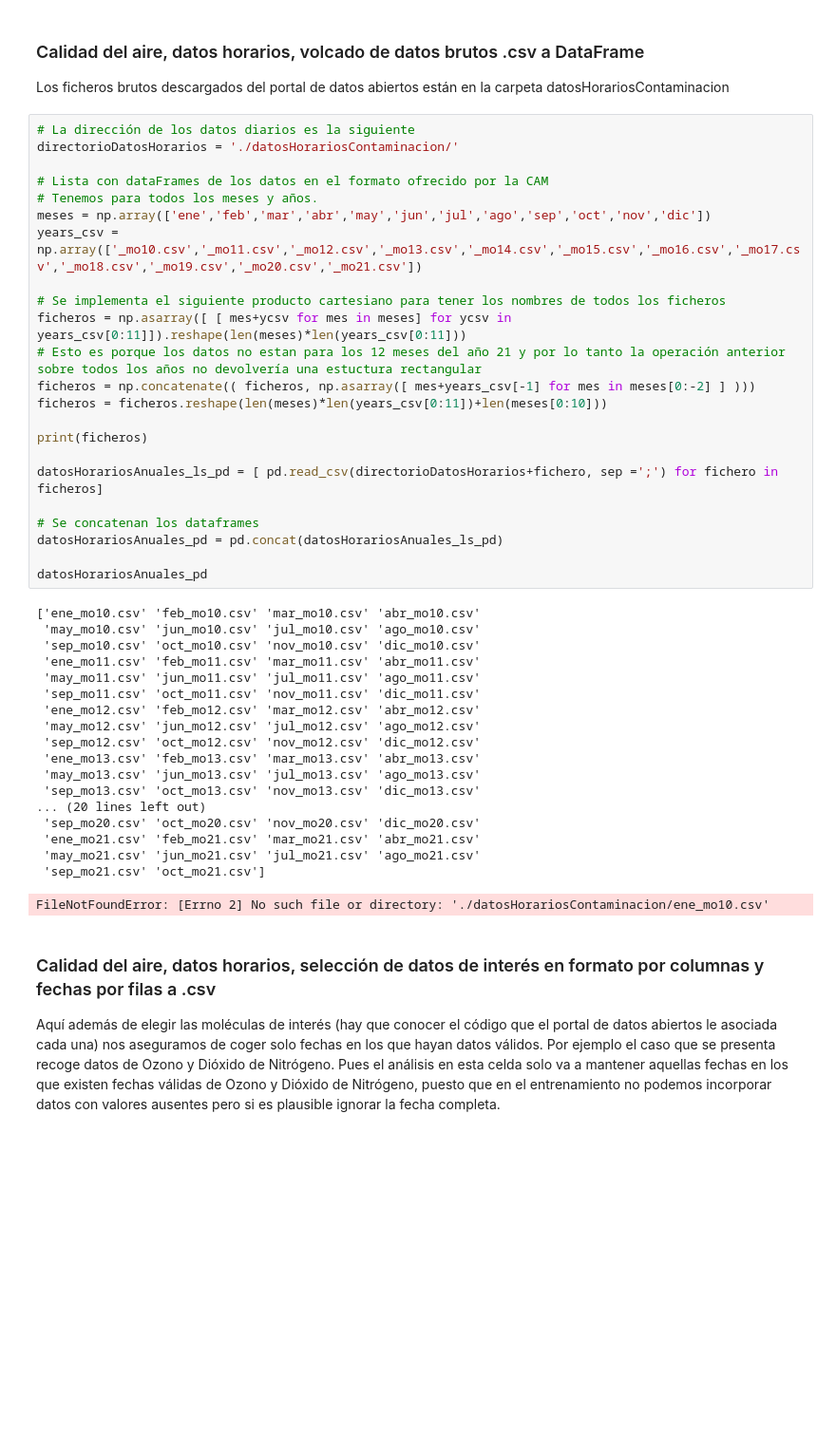
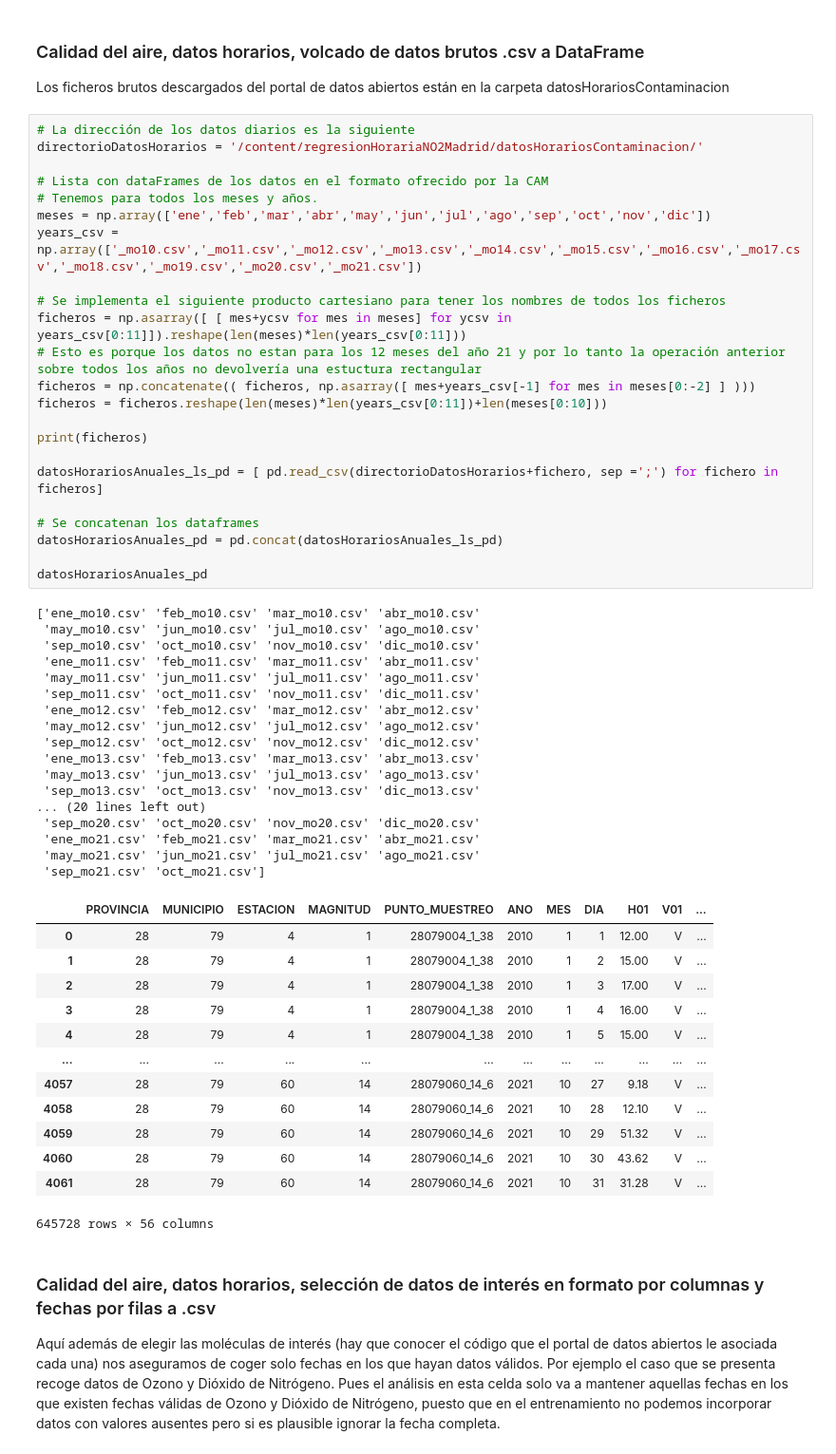
Before and after one commit to juanlu29/regresionHorariaNO2Madrid, a Jupyter notebook: proyectoNN.ipynb, the cells around one changed output. Shown at 95% size. Cells and saved outputs as stored; diff of their text form; blank space fills up the shorter version.

```diff
--- a/proyectoNN.ipynb
+++ b/proyectoNN.ipynb
@@ -80,7 +91,7 @@ Si bien los datos de contaminación atmosféricas están recogidos desde el año
 Los ficheros brutos descargados del portal de datos abiertos están en la carpeta datosHorariosContaminacion
 # %%
 # La dirección de los datos diarios es la siguiente
-directorioDatosHorarios = './datosHorariosContaminacion/'
+directorioDatosHorarios = '/content/regresionHorariaNO2Madrid/datosHorariosContaminacion/'
 
 # Lista con dataFrames de los datos en el formato ofrecido por la CAM
 # Tenemos para todos los meses y años.
@@ -92,34 +103,46 @@ ficheros = np.asarray([ [ mes+ycsv for mes in meses] for ycsv in years_csv[0:11]
 # Esto es porque los datos no estan para los 12 meses del año 21 y por lo tanto la operación anterior sobre todos los años no devolvería una estuctura rectangular
 ficheros = np.concatenate(( ficheros, np.asarray([ mes+years_csv[-1] for mes in meses[0:-2] ] )))
 ficheros = ficheros.reshape(len(meses)*len(years_csv[0:11])+len(meses[0:10]))
 
 print(ficheros)
 
 datosHorariosAnuales_ls_pd = [ pd.read_csv(directorioDatosHorarios+fichero, sep =';') for fichero in ficheros]
 
 # Se concatenan los dataframes
 datosHorariosAnuales_pd = pd.concat(datosHorariosAnuales_ls_pd)
 
 datosHorariosAnuales_pd
 # %% [output]
 ['ene_mo10.csv' 'feb_mo10.csv' 'mar_mo10.csv' 'abr_mo10.csv'
  'may_mo10.csv' 'jun_mo10.csv' 'jul_mo10.csv' 'ago_mo10.csv'
  'sep_mo10.csv' 'oct_mo10.csv' 'nov_mo10.csv' 'dic_mo10.csv'
  'ene_mo11.csv' 'feb_mo11.csv' 'mar_mo11.csv' 'abr_mo11.csv'
  'may_mo11.csv' 'jun_mo11.csv' 'jul_mo11.csv' 'ago_mo11.csv'
  'sep_mo11.csv' 'oct_mo11.csv' 'nov_mo11.csv' 'dic_mo11.csv'
  'ene_mo12.csv' 'feb_mo12.csv' 'mar_mo12.csv' 'abr_mo12.csv'
  'may_mo12.csv' 'jun_mo12.csv' 'jul_mo12.csv' 'ago_mo12.csv'
  'sep_mo12.csv' 'oct_mo12.csv' 'nov_mo12.csv' 'dic_mo12.csv'
  'ene_mo13.csv' 'feb_mo13.csv' 'mar_mo13.csv' 'abr_mo13.csv'
  'may_mo13.csv' 'jun_mo13.csv' 'jul_mo13.csv' 'ago_mo13.csv'
  'sep_mo13.csv' 'oct_mo13.csv' 'nov_mo13.csv' 'dic_mo13.csv'
 ... (20 lines left out)
  'sep_mo20.csv' 'oct_mo20.csv' 'nov_mo20.csv' 'dic_mo20.csv'
  'ene_mo21.csv' 'feb_mo21.csv' 'mar_mo21.csv' 'abr_mo21.csv'
  'may_mo21.csv' 'jun_mo21.csv' 'jul_mo21.csv' 'ago_mo21.csv'
  'sep_mo21.csv' 'oct_mo21.csv']
+|  | PROVINCIA | MUNICIPIO | ESTACION | MAGNITUD | PUNTO_MUESTREO | ANO | MES | DIA | H01 | V01 | ... |
+| 0 | 28 | 79 | 4 | 1 | 28079004_1_38 | 2010 | 1 | 1 | 12.00 | V | ... |
+| 1 | 28 | 79 | 4 | 1 | 28079004_1_38 | 2010 | 1 | 2 | 15.00 | V | ... |
+| 2 | 28 | 79 | 4 | 1 | 28079004_1_38 | 2010 | 1 | 3 | 17.00 | V | ... |
+| 3 | 28 | 79 | 4 | 1 | 28079004_1_38 | 2010 | 1 | 4 | 16.00 | V | ... |
+| 4 | 28 | 79 | 4 | 1 | 28079004_1_38 | 2010 | 1 | 5 | 15.00 | V | ... |
+| ... | ... | ... | ... | ... | ... | ... | ... | ... | ... | ... | ... |
+| 4057 | 28 | 79 | 60 | 14 | 28079060_14_6 | 2021 | 10 | 27 | 9.18 | V | ... |
+| 4058 | 28 | 79 | 60 | 14 | 28079060_14_6 | 2021 | 10 | 28 | 12.10 | V | ... |
+| 4059 | 28 | 79 | 60 | 14 | 28079060_14_6 | 2021 | 10 | 29 | 51.32 | V | ... |
+| 4060 | 28 | 79 | 60 | 14 | 28079060_14_6 | 2021 | 10 | 30 | 43.62 | V | ... |
+| 4061 | 28 | 79 | 60 | 14 | 28079060_14_6 | 2021 | 10 | 31 | 31.28 | V | ... |
-FileNotFoundError: [Errno 2] No such file or directory: './datosHorariosContaminacion/ene_mo10.csv'
+645728 rows × 56 columns
 # %% [markdown]
 ### Calidad del aire, datos horarios, selección de datos de interés en formato por columnas y fechas por filas a .csv
 
```
Also changed, not shown: parts of 18 cells of this notebook.
